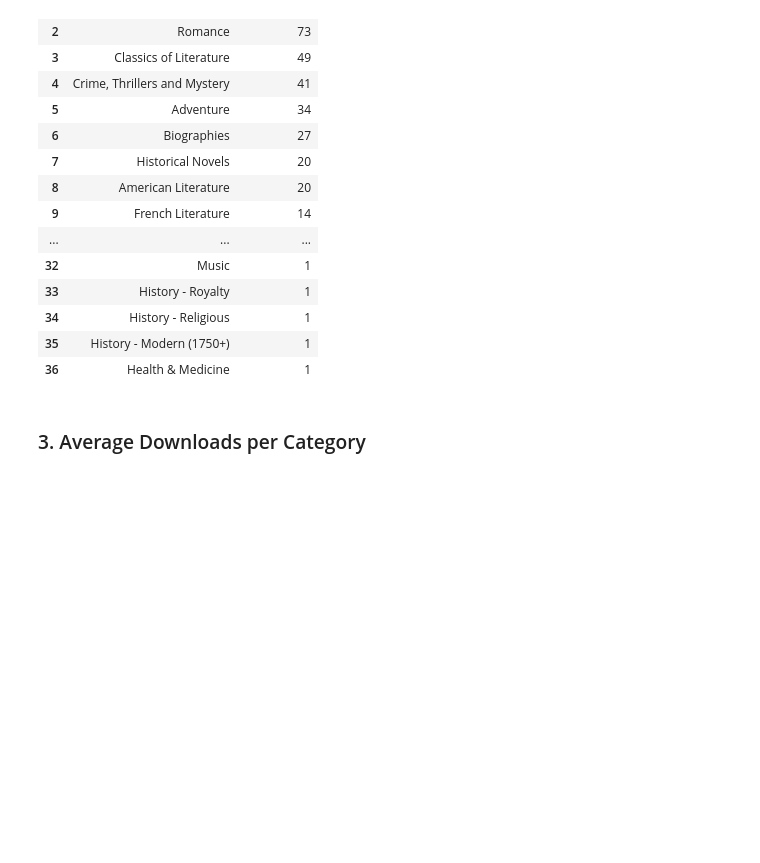
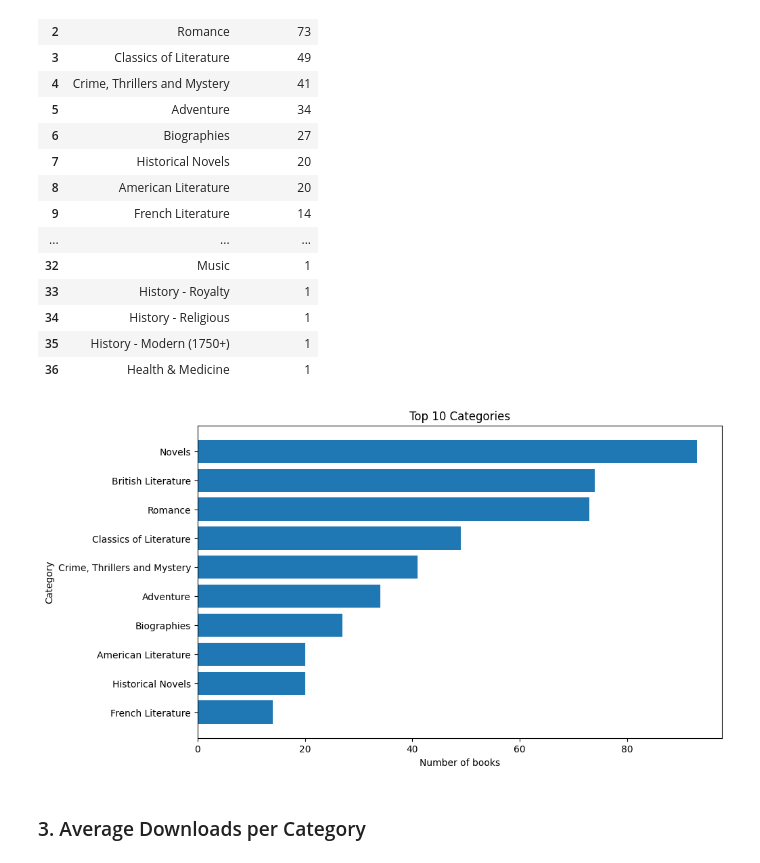
Before and after one commit to Moj-hoss/gutendexETL, a Jupyter notebook: Gutendex.ipynb, the cells around one changed output. Saved outputs shown, nothing was run; the diff lists cells and outputs as text; code cells hidden in the pictures; blank space fills up the shorter version.

```diff
--- a/Gutendex.ipynb
+++ b/Gutendex.ipynb
@@ -289,6 +315,30 @@ ORDER BY book_count DESC;
 | 34 | History - Religious | 1 |
 | 35 | History - Modern (1750+) | 1 |
 | 36 | Health & Medicine | 1 |
+# %%
+top_categories = pd.read_sql_query("""
+SELECT category, COUNT(*) AS book_count
+FROM category
+GROUP BY category
+ORDER BY book_count DESC
+LIMIT 10;
+""", conn)
+
+top_categories = top_categories.sort_values("book_count")
+
+plt.figure(figsize=(10, 6))
+
+plt.barh(
+    top_categories["category"],
+    top_categories["book_count"]
+)
+
+plt.xlabel("Number of books")
+plt.ylabel("Category")
+plt.title("Top 10 Categories")
+plt.show()
+# %% [output]
+[figure, added]
 # %% [markdown]
 ### 3. Average Downloads per Category
 # %%
```
Also changed, not shown: parts of 2 cells of this notebook, 2 other files.
